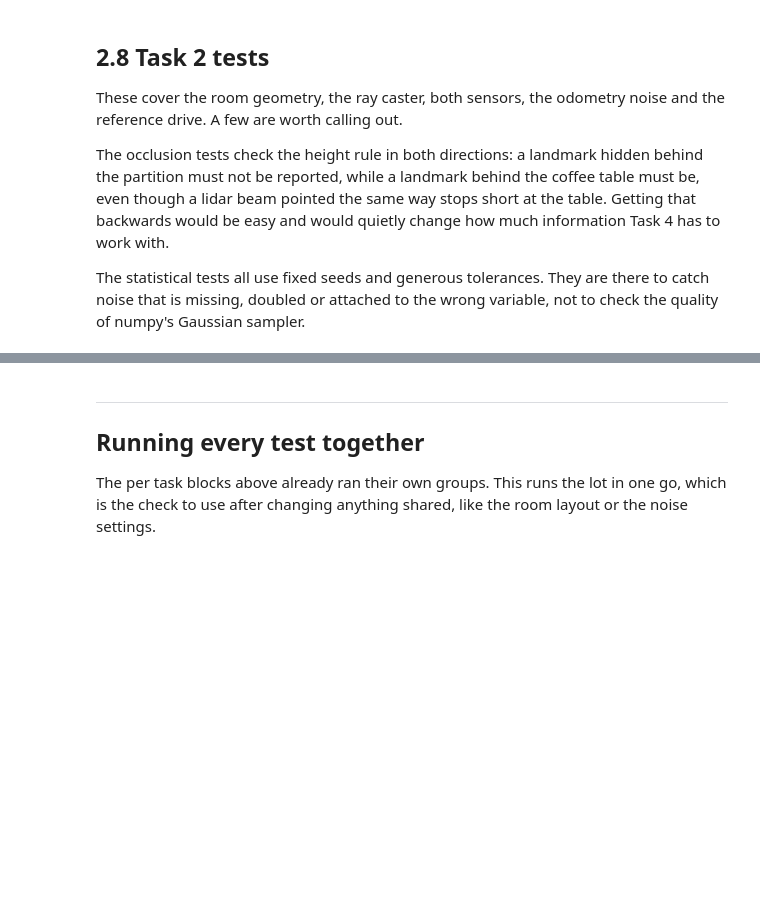
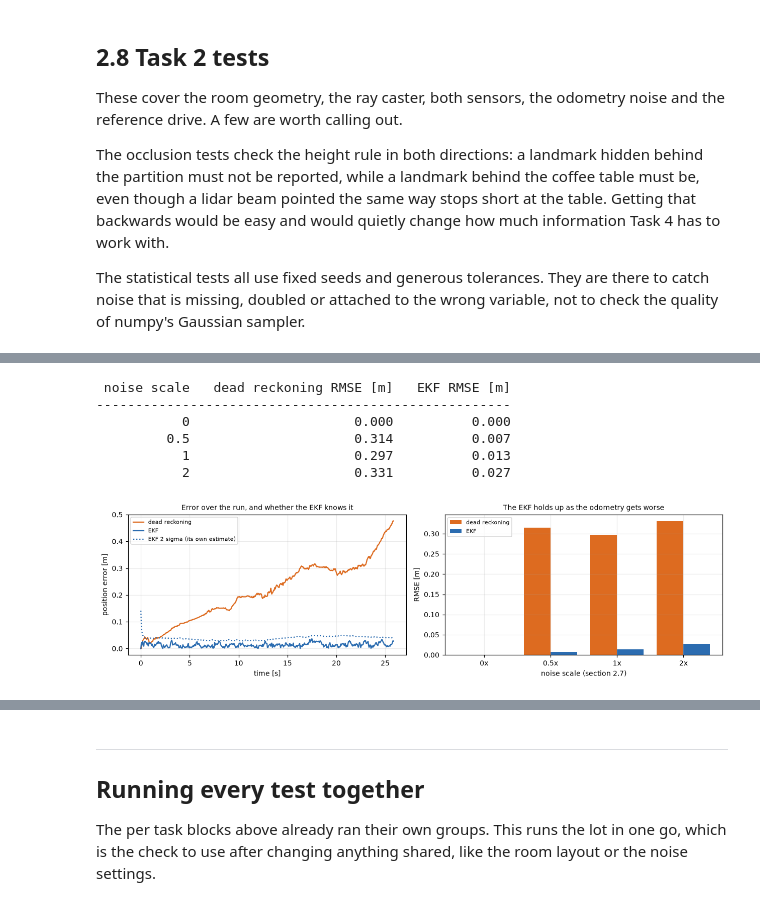
Before and after one commit to JGreenwald538/robotics-final-project, a Jupyter notebook: Project_Scenario_C.ipynb, the cells around one changed output, grey strips where cells are left out. Saved outputs shown, nothing was run; the diff lists cells and outputs as text; code cells hidden in the pictures; blank space fills up the shorter version.

```diff
--- a/Project_Scenario_C.ipynb
+++ b/Project_Scenario_C.ipynb
@@ -1801,0 +2553,41 @@ run_tests("Task 2")
+# %%
+SWEEP_SCALES = [0.0, 0.5, 1.0, 2.0]
+rows = []
+for s in SWEEP_SCALES:
+    params = NOISE.scaled(s)
+    lg = run_drive(PLANNED_CMDS, params, seed_stream=430, scan_every=10**6)
+    est, _ = run_ekf(lg, noise=params)
+    rows.append((s, rmse(lg["odom"][:, :2], lg["true"][:, :2]),
+                 rmse(est[:, :2], lg["true"][:, :2])))
+
+print(f"{'noise scale':>12}{'dead reckoning RMSE [m]':>26}{'EKF RMSE [m]':>15}")
+print("-" * 53)
+for s, o, e in rows:
+    print(f"{s:>12g}{o:>26.3f}{e:>15.3f}")
+
+fig, axes = plt.subplots(1, 2, figsize=(11.5, 3.4))
+axes[0].plot(PLAN_LOG["t"], odom_err, color="#dd6b20", label="dead reckoning")
+axes[0].plot(PLAN_LOG["t"], ekf_err, color="#2b6cb0", label="EKF")
+axes[0].plot(PLAN_LOG["t"], 2 * EKF_SD, ":", color="#2b6cb0",
+             label="EKF 2 sigma (its own estimate)")
+axes[0].set_xlabel("time [s]"); axes[0].set_ylabel("position error [m]")
+axes[0].set_title("Error over the run, and whether the EKF knows it", fontsize=9)
+axes[0].legend(fontsize=7)
+
+r = np.array(rows)
+idx = np.arange(len(SWEEP_SCALES))
+axes[1].bar(idx - 0.2, r[:, 1], 0.4, label="dead reckoning", color="#dd6b20")
+axes[1].bar(idx + 0.2, r[:, 2], 0.4, label="EKF", color="#2b6cb0")
+axes[1].set_xticks(idx, [f"{s:g}x" for s in SWEEP_SCALES])
+axes[1].set_xlabel("noise scale (section 2.7)"); axes[1].set_ylabel("RMSE [m]")
+axes[1].set_title("The EKF holds up as the odometry gets worse", fontsize=9)
+axes[1].legend(fontsize=7.5)
+plt.tight_layout(); plt.show()
+# %% [output]
+ noise scale   dead reckoning RMSE [m]   EKF RMSE [m]
+-----------------------------------------------------
+           0                     0.000          0.000
+         0.5                     0.314          0.007
+           1                     0.297          0.013
+           2                     0.331          0.027
+[figure, added]
```
Also changed, not shown: parts of 72 cells of this notebook, 3 other files.
